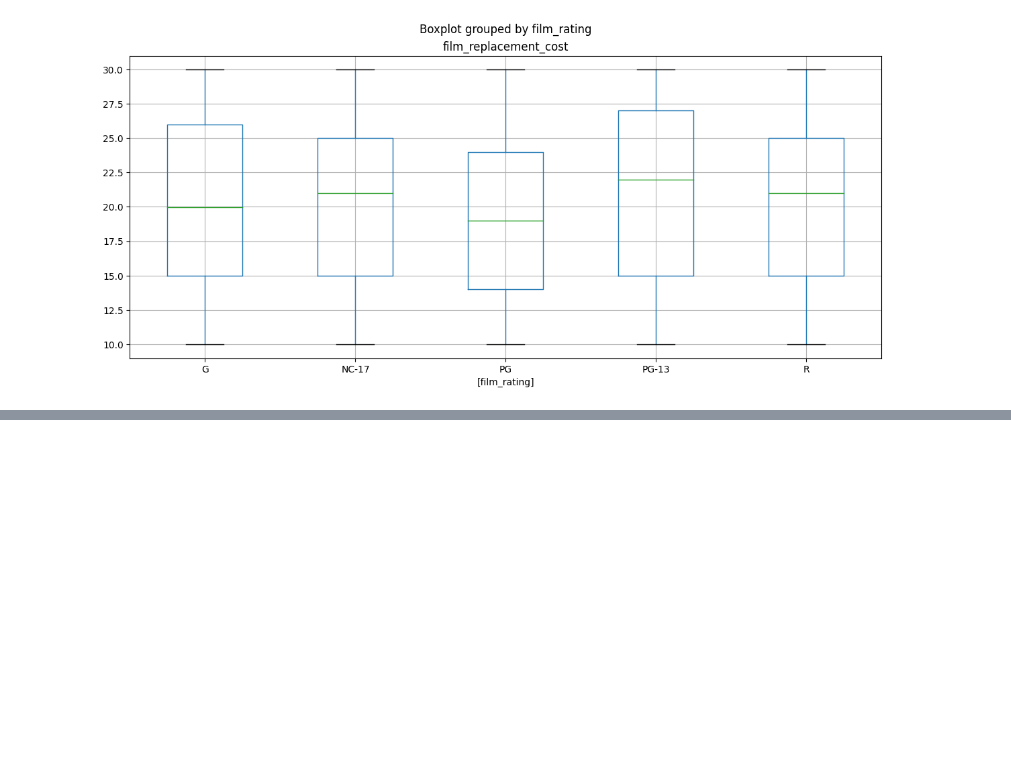
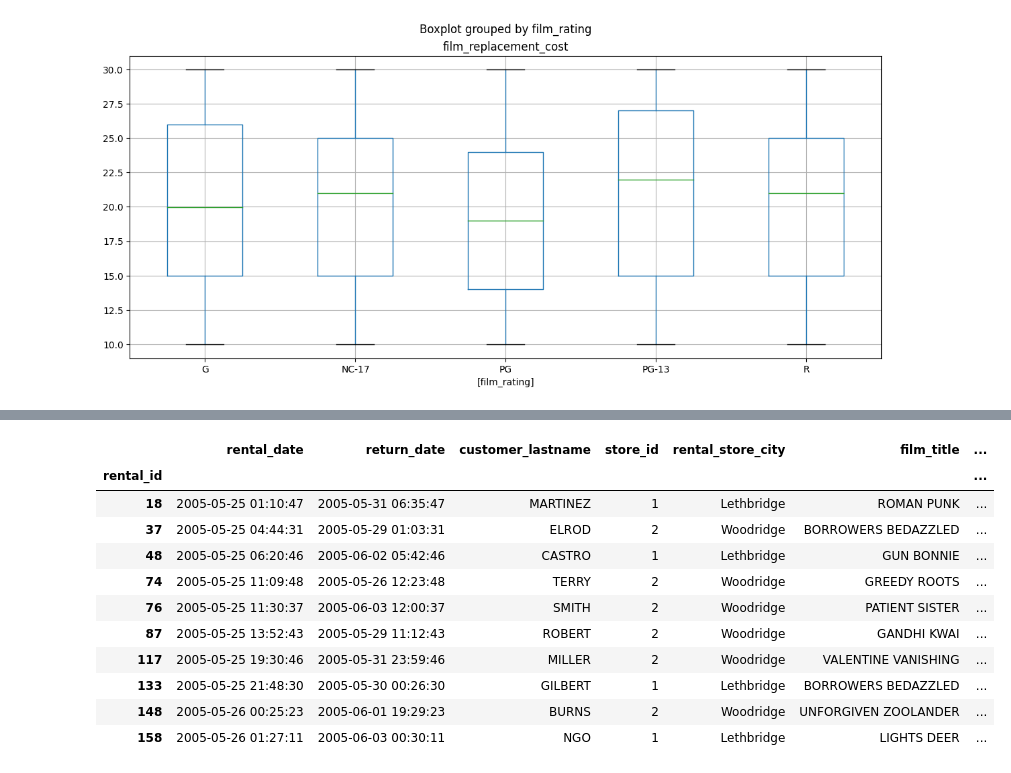
Before and after one commit to TshepoKubeka/FreeCodeCamp-Pandas-Real-Life-Example, a Jupyter notebook: Exercises_2.ipynb, the cells around one changed output, grey strips where cells are left out. Saved outputs shown, nothing was run; the diff lists cells and outputs as text; code cells hidden in the pictures; blank space fills up the shorter version.

```diff
--- a/Exercises_2.ipynb
+++ b/Exercises_2.ipynb
@@ -267,2 +321,17 @@ ax.axvline(df['film_daily_rental_rate'].mean(), color='red')
+# %%
+df.loc[df['film_daily_rate'] == df['film_daily_rate'].min()].head(10)
+# %% [output]
+|  | rental_date | return_date | customer_lastname | store_id | rental_store_city | film_title | ... |
+| rental_id |  |  |  |  |  |  | ... |
+| 18 | 2005-05-25 01:10:47 | 2005-05-31 06:35:47 | MARTINEZ | 1 | Lethbridge | ROMAN PUNK | ... |
+| 37 | 2005-05-25 04:44:31 | 2005-05-29 01:03:31 | ELROD | 2 | Woodridge | BORROWERS BEDAZZLED | ... |
+| 48 | 2005-05-25 06:20:46 | 2005-06-02 05:42:46 | CASTRO | 1 | Lethbridge | GUN BONNIE | ... |
+| 74 | 2005-05-25 11:09:48 | 2005-05-26 12:23:48 | TERRY | 2 | Woodridge | GREEDY ROOTS | ... |
+| 76 | 2005-05-25 11:30:37 | 2005-06-03 12:00:37 | SMITH | 2 | Woodridge | PATIENT SISTER | ... |
+| 87 | 2005-05-25 13:52:43 | 2005-05-29 11:12:43 | ROBERT | 2 | Woodridge | GANDHI KWAI | ... |
+| 117 | 2005-05-25 19:30:46 | 2005-05-31 23:59:46 | MILLER | 2 | Woodridge | VALENTINE VANISHING | ... |
+| 133 | 2005-05-25 21:48:30 | 2005-05-30 00:26:30 | GILBERT | 1 | Lethbridge | BORROWERS BEDAZZLED | ... |
+| 148 | 2005-05-26 00:25:23 | 2005-06-01 19:29:23 | BURNS | 2 | Woodridge | UNFORGIVEN ZOOLANDER | ... |
+| 158 | 2005-05-26 01:27:11 | 2005-06-03 00:30:11 | NGO | 1 | Lethbridge | LIGHTS DEER | ... |
 # %%
 df.loc[df['film_daily_rental_rate'] == df['film_daily_rental_rate'].min()].head(10)
```
Also changed, not shown: parts of 37 cells of this notebook.
